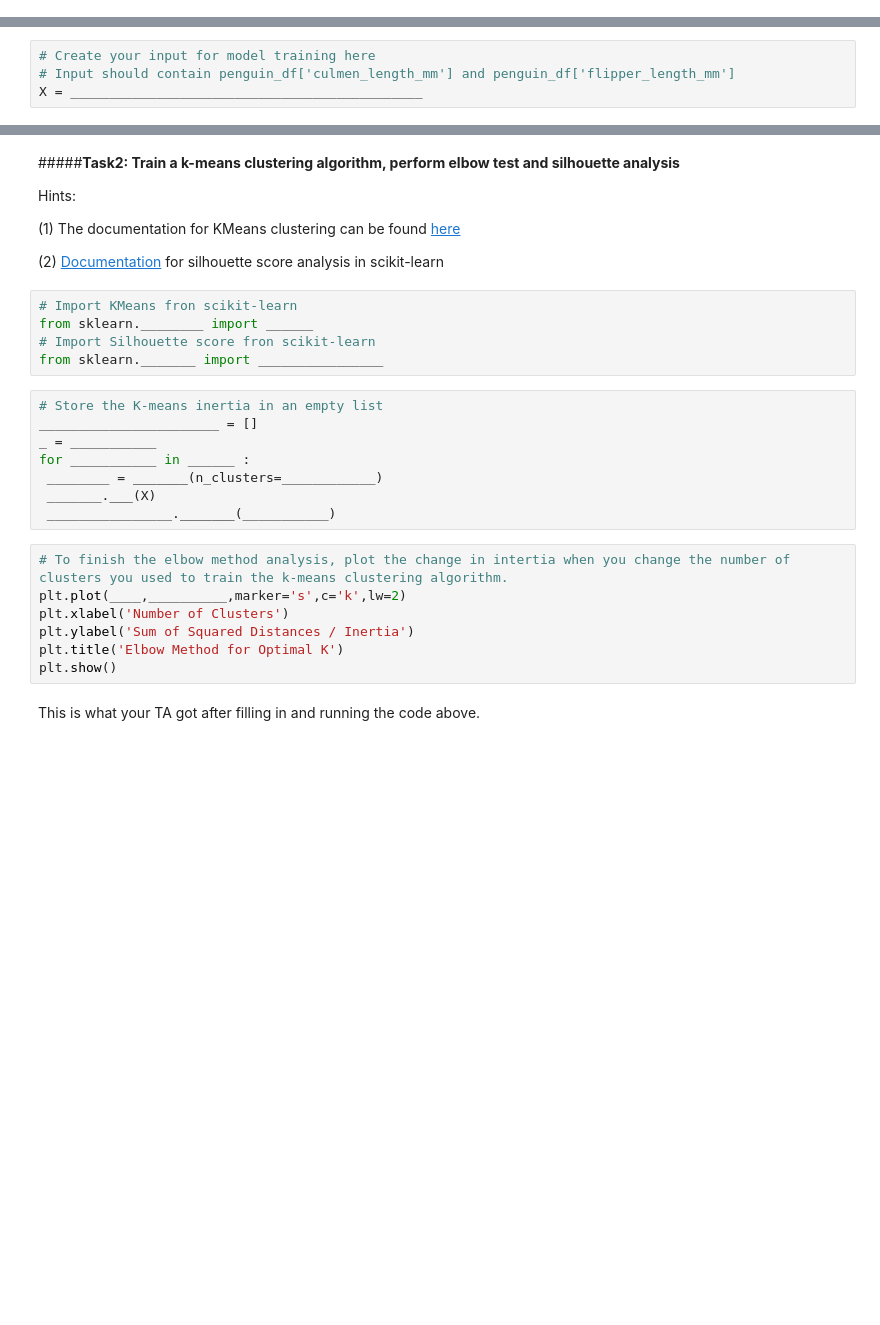
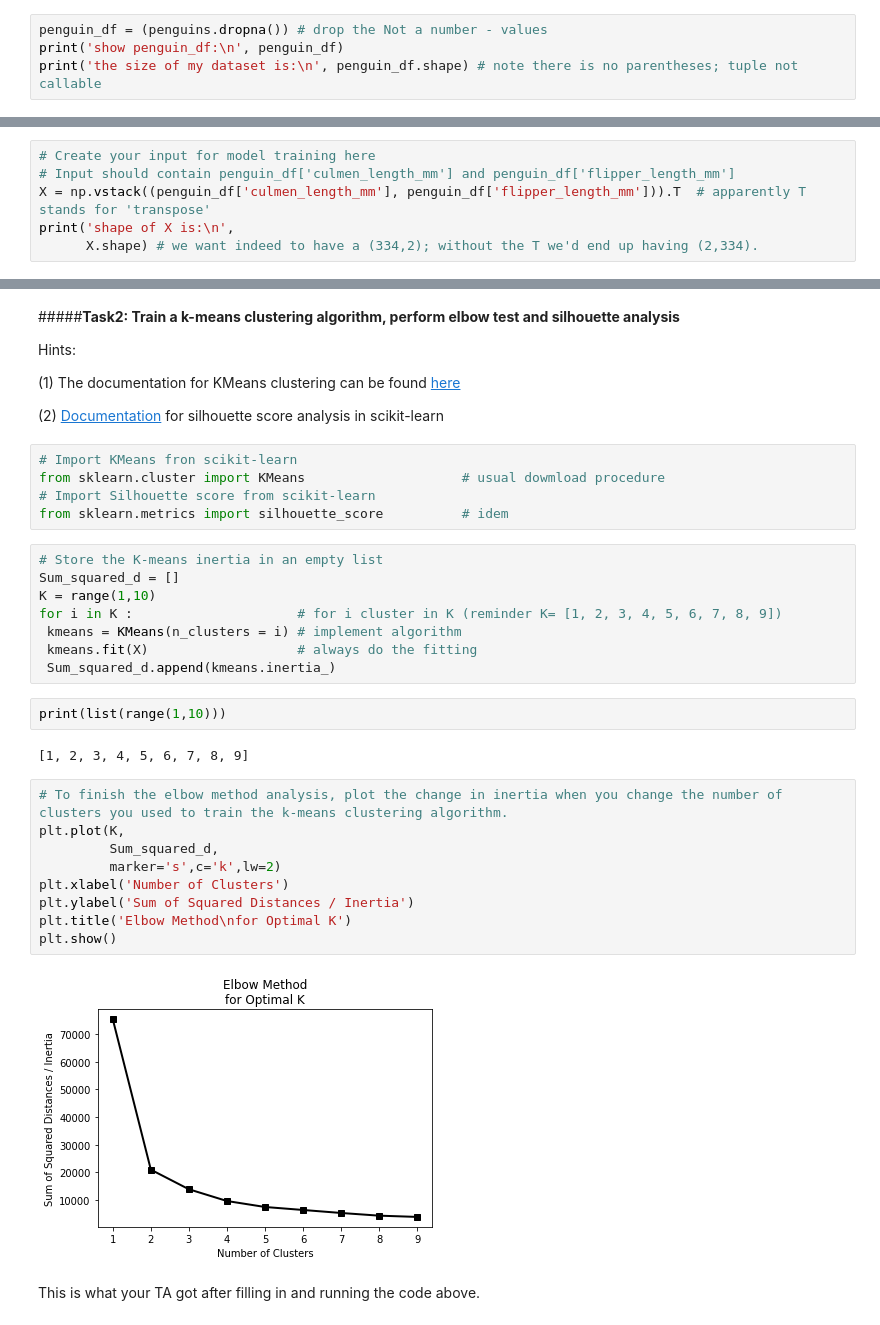
Before and after one commit to Etienne-98/2022_Intro_Python, a Jupyter notebook: Exercises/W4_S1.ipynb, the cells around one changed output, grey strips where cells are left out. Drawn from its saved outputs; the diff is of its cells as text; blank space fills up the shorter version.

```diff
--- a/Exercises/W4_S1.ipynb
+++ b/Exercises/W4_S1.ipynb
@@ -101,0 +106,4 @@ penguin_df = penguins.___________
+# %%
+penguin_df = (penguins.dropna()) # drop the Not a number - values
+print('show penguin_df:\n', penguin_df)
+print('the size of my dataset is:\n', penguin_df.shape) # note there is no parentheses; tuple not callable
@@ -108,4 +134,6 @@ Hints:
 # %%
 # Create your input for model training here
 # Input should contain penguin_df['culmen_length_mm'] and penguin_df['flipper_length_mm']
-X = _____________________________________________
+X = np.vstack((penguin_df['culmen_length_mm'], penguin_df['flipper_length_mm'])).T  # apparently T stands for 'transpose'
+print('shape of X is:\n',
+      X.shape) # we want indeed to have a (334,2); without the T we'd end up having (2,334).
@@ -119,24 +150,32 @@ Hints:
 (2) [Documentation](https://scikit-learn.org/stable/modules/generated/sklearn.metrics.silhouette_score.html?highlight=silhouette+score#sklearn.metrics.silhouette_score) for silhouette score analysis in scikit-learn
 # %%
 # Import KMeans fron scikit-learn
-from sklearn.________ import ______
-# Import Silhouette score fron scikit-learn
-from sklearn._______ import ________________
+from sklearn.cluster import KMeans                    # usual dowmload procedure
+# Import Silhouette score from scikit-learn
+from sklearn.metrics import silhouette_score          # idem
-# %%
-# Store the K-means inertia in an empty list
-_______________________ = []
-_ = ___________
-for ___________ in ______ :
- ________ = _______(n_clusters=____________)
- _______.___(X)
- ________________._______(___________)
+# %%
+# Store the K-means inertia in an empty list
+Sum_squared_d = []
+K = range(1,10)
+for i in K :                     # for i cluster in K (reminder K= [1, 2, 3, 4, 5, 6, 7, 8, 9])
+ kmeans = KMeans(n_clusters = i) # implement algorithm
+ kmeans.fit(X)                   # always do the fitting
+ Sum_squared_d.append(kmeans.inertia_)
+# %%
+print(list(range(1,10)))
+# %% [output]
+[1, 2, 3, 4, 5, 6, 7, 8, 9]
 # %%
-# To finish the elbow method analysis, plot the change in intertia when you change the number of clusters you used to train the k-means clustering algorithm.
-plt.plot(____,__________,marker='s',c='k',lw=2)
+# To finish the elbow method analysis, plot the change in inertia when you change the number of clusters you used to train the k-means clustering algorithm.
+plt.plot(K,
+         Sum_squared_d,
+         marker='s',c='k',lw=2)
 plt.xlabel('Number of Clusters')
 plt.ylabel('Sum of Squared Distances / Inertia')
-plt.title('Elbow Method for Optimal K')
+plt.title('Elbow Method\nfor Optimal K')
 plt.show()
+# %% [output]
+[figure, added]
 # %% [markdown]
 This is what your TA got after filling in and running the code above.
 # %% [markdown]
```
Also changed, not shown: parts of 12 cells of this notebook.
